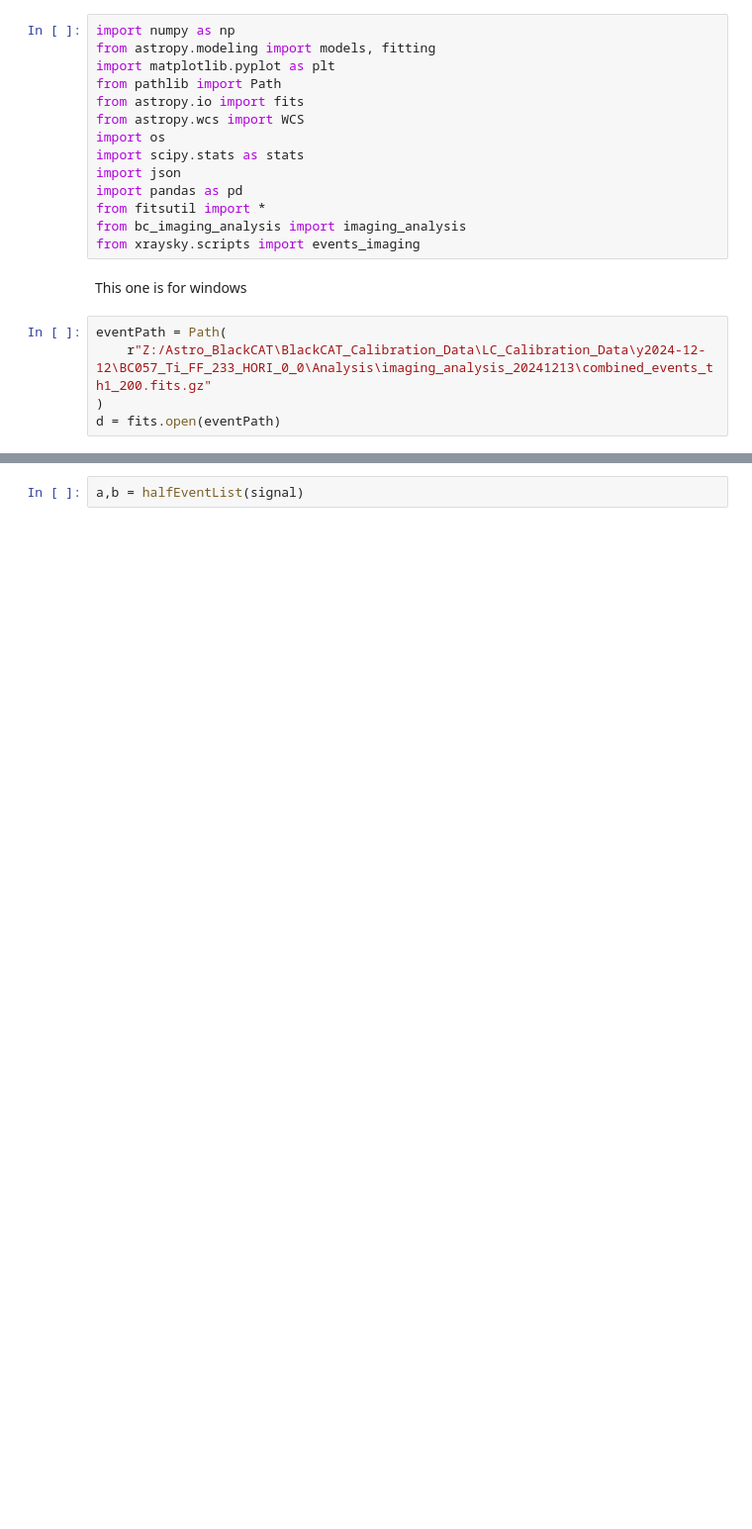
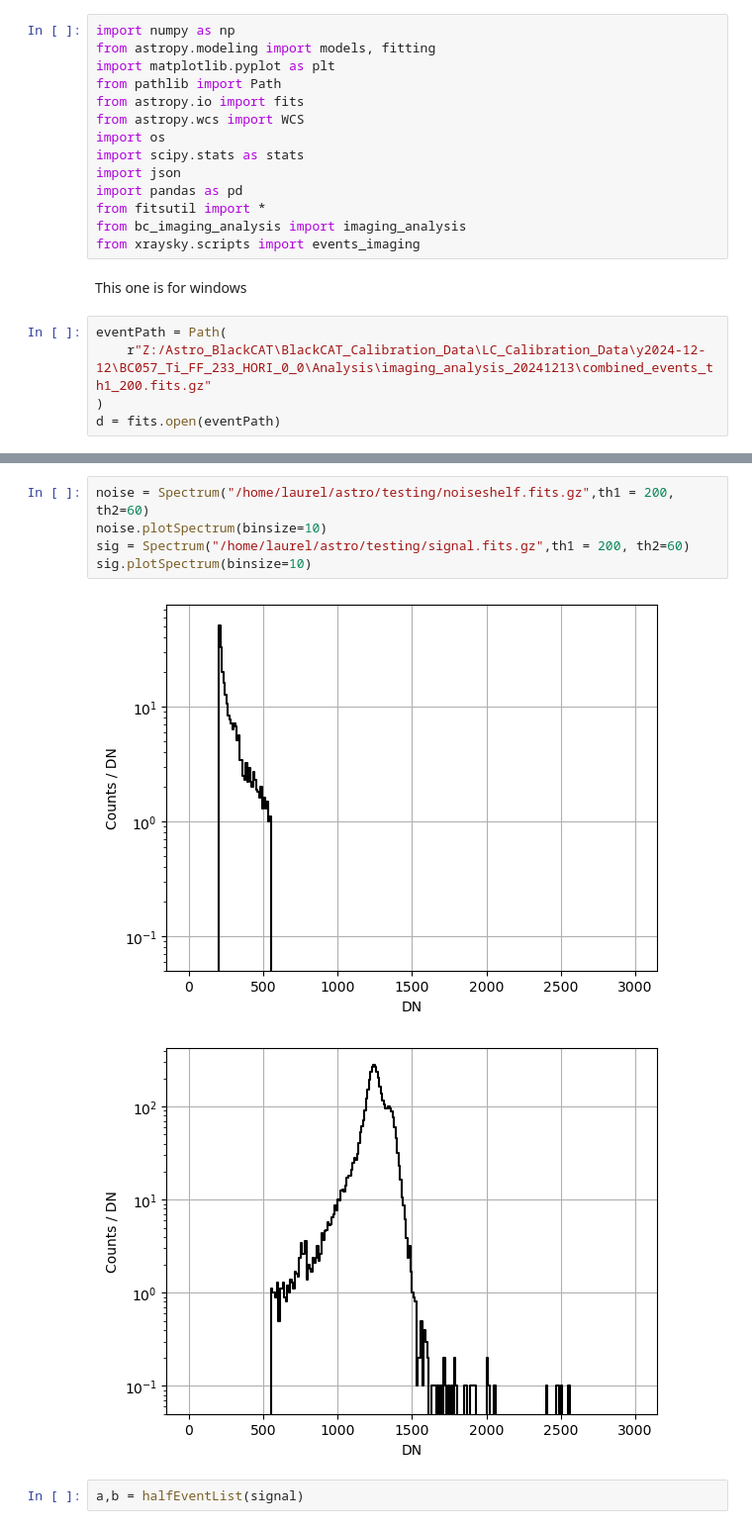
Before and after one commit to laureloneill/psf_source_localization, a Jupyter notebook: processBCFits.ipynb, the cells around one changed output, grey strips where cells are left out. Shown at 99% size. Drawn from its saved outputs; the diff is of its cells as text; blank space fills up the shorter version.

Commit message:
added ability to split the files by into noise and signal, then add them back together at different ratios

```diff
--- a/processBCFits.ipynb
+++ b/processBCFits.ipynb
@@ -32,3 +59,11 @@ noiseShelf, signal = splitEventList(d,700,"sum")
+# %%
+noise = Spectrum("/home/laurel/astro/testing/noiseshelf.fits.gz",th1 = 200, th2=60)
+noise.plotSpectrum(binsize=10)
+sig = Spectrum("/home/laurel/astro/testing/signal.fits.gz",th1 = 200, th2=60)
+sig.plotSpectrum(binsize=10)
+# %% [output]
+[figure, added]
+[figure, added]
 # %%
 a,b = halfEventList(signal)
 # %%
```
Also changed, not shown: parts of 10 cells of this notebook, 1 other file.
